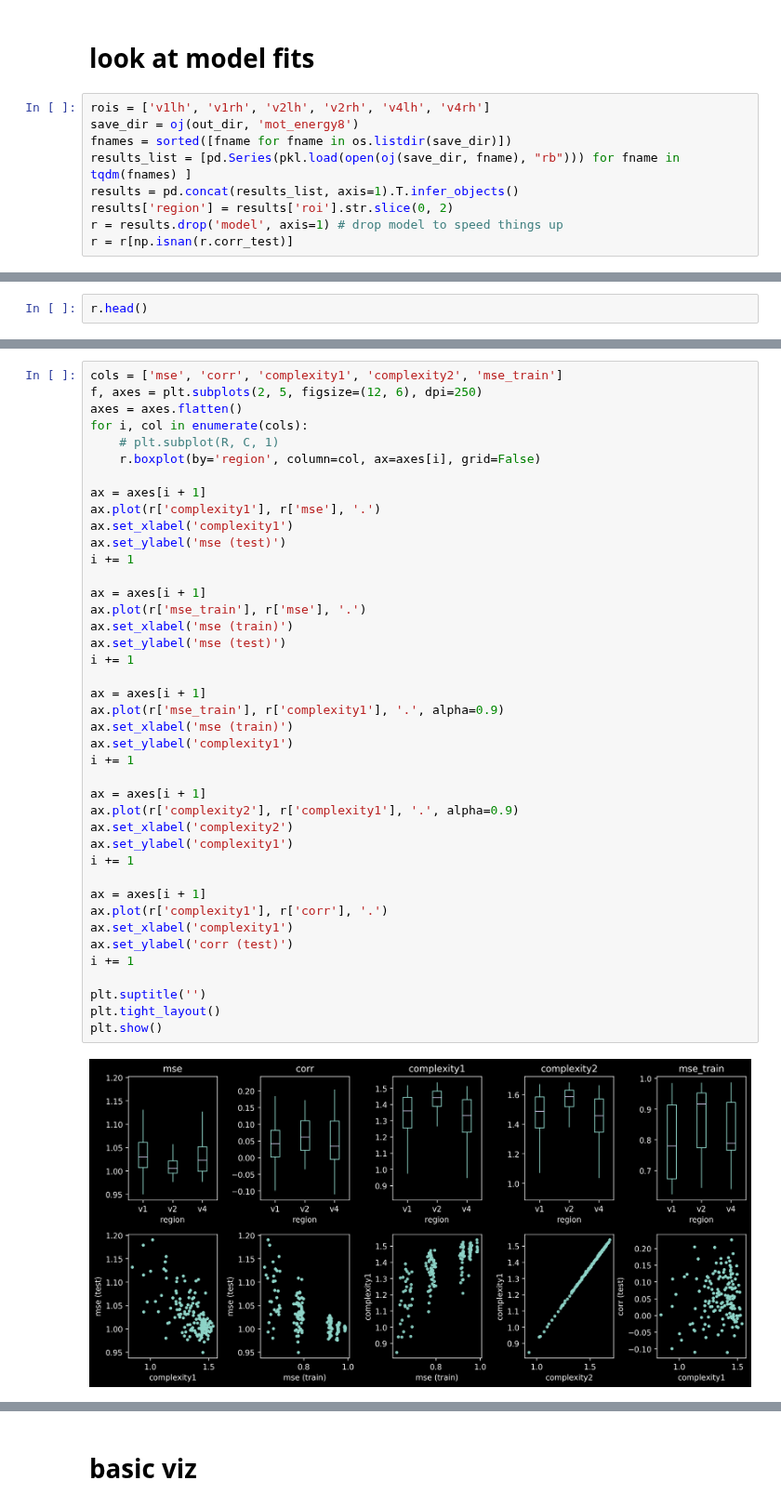
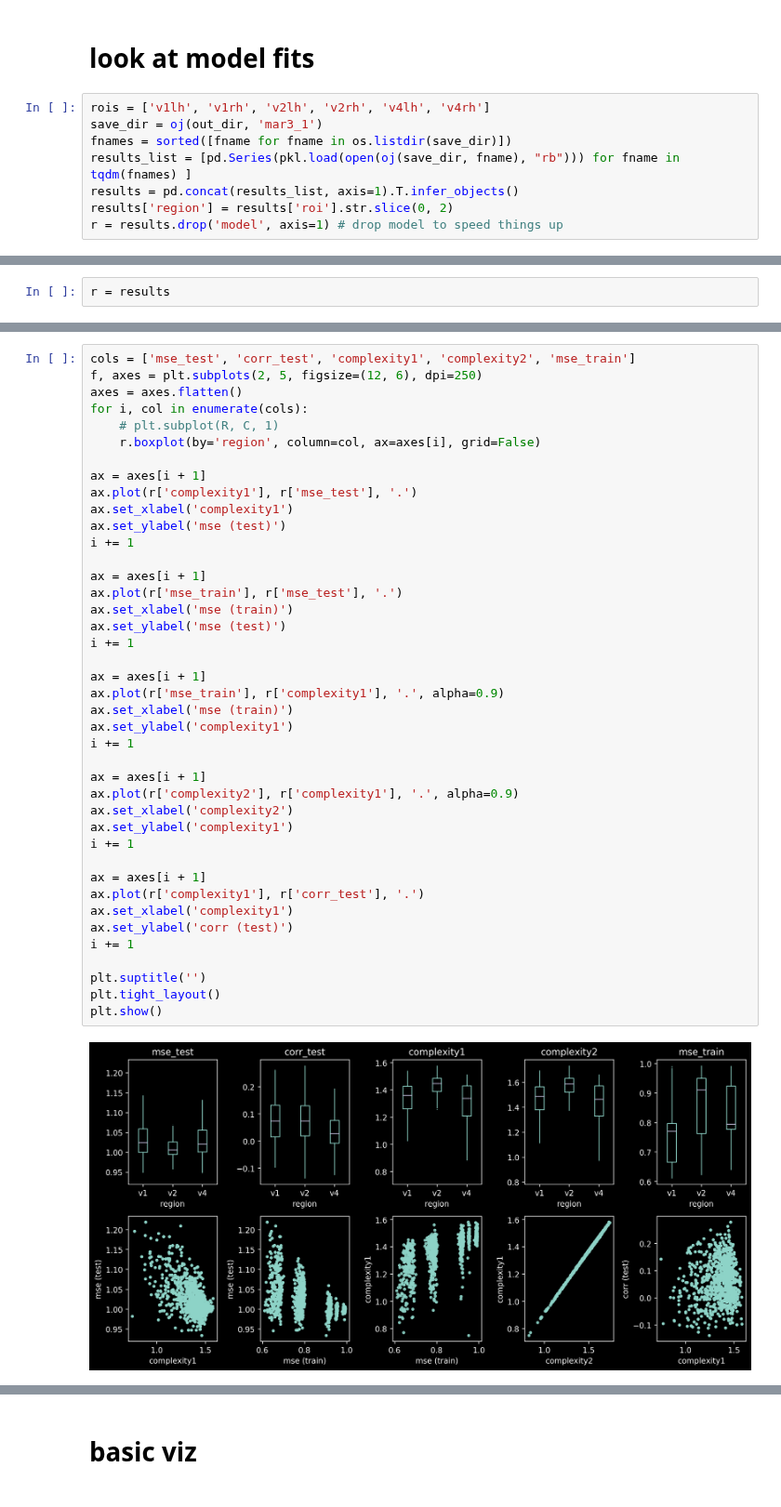
Before and after one commit to csinva/dnn-experiments, a Jupyter notebook: linear_experiments/fmri/analyze_fmri.ipynb, the cells around one changed output, grey strips where cells are left out. Shown at 93% size. Saved outputs shown, nothing was run; the diff lists cells and outputs as text.

```diff
--- a/linear_experiments/fmri/analyze_fmri.ipynb
+++ b/linear_experiments/fmri/analyze_fmri.ipynb
@@ -24,10 +24,9 @@ out_dir = '/scratch/users/vision/data/gallant/vim_2_crcns'
 # look at model fits
 # %%
 rois = ['v1lh', 'v1rh', 'v2lh', 'v2rh', 'v4lh', 'v4rh']
-save_dir = oj(out_dir, 'mot_energy8')
+save_dir = oj(out_dir, 'mar3_1')
 fnames = sorted([fname for fname in os.listdir(save_dir)])
 results_list = [pd.Series(pkl.load(open(oj(save_dir, fname), "rb"))) for fname in tqdm(fnames) ]
 results = pd.concat(results_list, axis=1).T.infer_objects()
 results['region'] = results['roi'].str.slice(0, 2)
 r = results.drop('model', axis=1) # drop model to speed things up
-r = r[np.isnan(r.corr_test)]
@@ -42,2 +33,2 @@ To retain the current behavior and silence the warning, pass 'sort=True'.
 # %%
-r.head()
+r = results
@@ -52,5 +42,5 @@ r.head()
 # %%
-cols = ['mse', 'corr', 'complexity1', 'complexity2', 'mse_train']
+cols = ['mse_test', 'corr_test', 'complexity1', 'complexity2', 'mse_train']
 f, axes = plt.subplots(2, 5, figsize=(12, 6), dpi=250)
 axes = axes.flatten()
 for i, col in enumerate(cols):
@@ -58,37 +48,37 @@ for i, col in enumerate(cols):
     r.boxplot(by='region', column=col, ax=axes[i], grid=False)
 
 ax = axes[i + 1]
-ax.plot(r['complexity1'], r['mse'], '.')
+ax.plot(r['complexity1'], r['mse_test'], '.')
 ax.set_xlabel('complexity1')
 ax.set_ylabel('mse (test)')
 i += 1
 
 ax = axes[i + 1]
-ax.plot(r['mse_train'], r['mse'], '.')
+ax.plot(r['mse_train'], r['mse_test'], '.')
 ax.set_xlabel('mse (train)')
 ax.set_ylabel('mse (test)')
 i += 1
 
 ax = axes[i + 1]
 ax.plot(r['mse_train'], r['complexity1'], '.', alpha=0.9)
 ax.set_xlabel('mse (train)')
 ax.set_ylabel('complexity1')
 i += 1
 
 ax = axes[i + 1]
 ax.plot(r['complexity2'], r['complexity1'], '.', alpha=0.9)
 ax.set_xlabel('complexity2')
 ax.set_ylabel('complexity1')
 i += 1
 
 ax = axes[i + 1]
-ax.plot(r['complexity1'], r['corr'], '.')
+ax.plot(r['complexity1'], r['corr_test'], '.')
 ax.set_xlabel('complexity1')
 ax.set_ylabel('corr (test)')
 i += 1
 
 plt.suptitle('')
 plt.tight_layout()
 plt.show()
 # %% [output]
-[figure, old version]
+[figure, new version]
```
Also changed, not shown: parts of 7 cells of this notebook, 2 other files.
